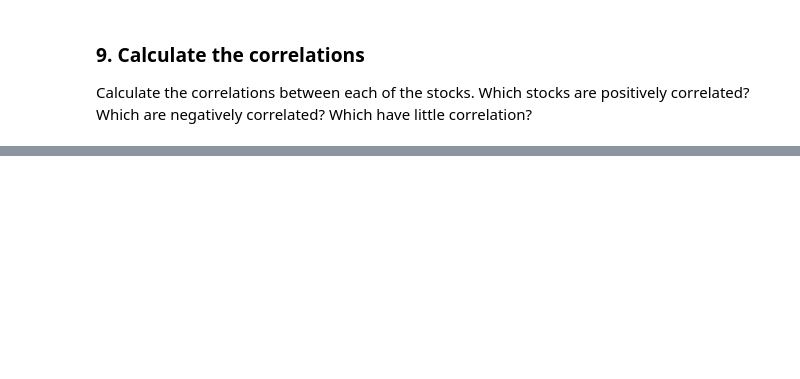
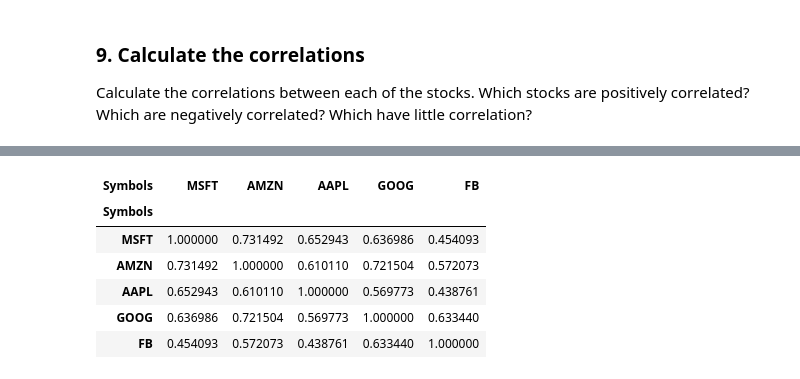
Before and after one commit to gabrielatijerina/codecademy-projects, a Jupyter notebook: visualizing_tech_stocks.ipynb, the cells around one changed output, grey strips where cells are left out. Cells and saved outputs as stored; diff of their text form; code cells hidden in the pictures; blank space fills up the shorter version.

```diff
--- a/visualizing_tech_stocks.ipynb
+++ b/visualizing_tech_stocks.ipynb
@@ -221,0 +314,10 @@ None of the stocks are negatively correlated. Microsoft and Google are highly co
+# %%
+stock_data_daily_returns.corr()
+# %% [output]
+| Symbols | MSFT | AMZN | AAPL | GOOG | FB |
+| Symbols |  |  |  |  |  |
+| MSFT | 1.000000 | 0.731492 | 0.652943 | 0.636986 | 0.454093 |
+| AMZN | 0.731492 | 1.000000 | 0.610110 | 0.721504 | 0.572073 |
+| AAPL | 0.652943 | 0.610110 | 1.000000 | 0.569773 | 0.438761 |
+| GOOG | 0.636986 | 0.721504 | 0.569773 | 1.000000 | 0.633440 |
+| FB | 0.454093 | 0.572073 | 0.438761 | 0.633440 | 1.000000 |
```
Also changed, not shown: parts of 13 cells of this notebook.
